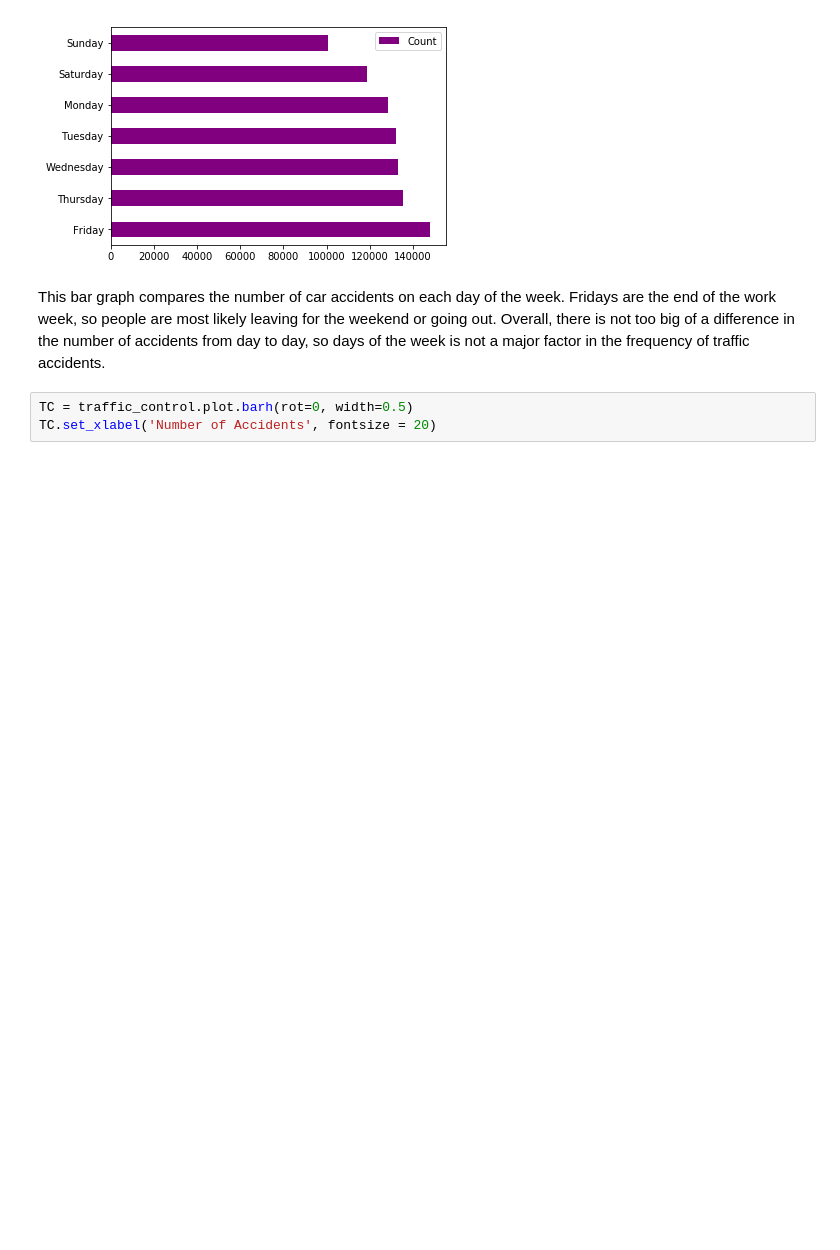
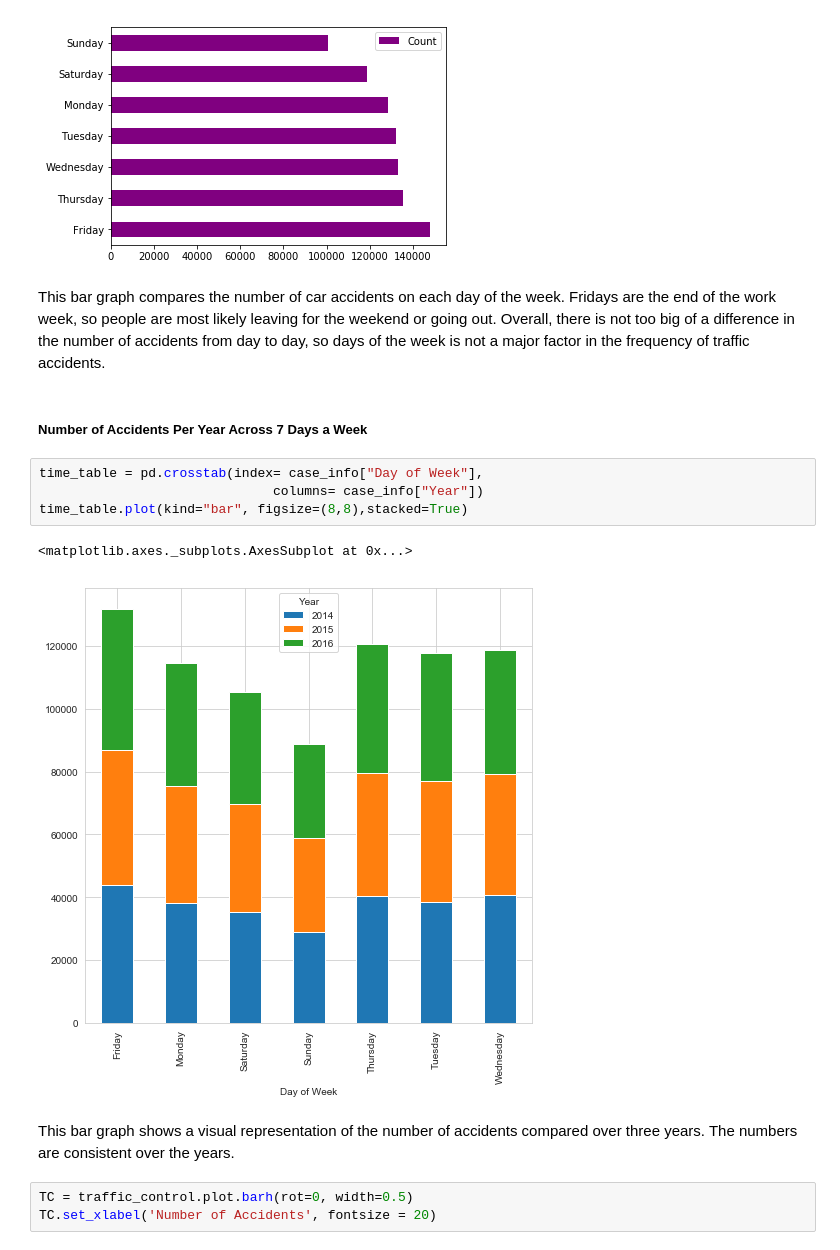
Before and after one commit to jac237/COGS108_Repo, a Jupyter notebook: Final Project/data_wrangling-2.ipynb, the cells around one changed output. Drawn from its saved outputs; the diff is of its cells as text; blank space fills up the shorter version.

```diff
--- a/Final Project/data_wrangling-2.ipynb
+++ b/Final Project/data_wrangling-2.ipynb
@@ -483,6 +485,17 @@ day_week.plot.barh(rot=0, width=0.5, color= "purple")
 [figure]
 # %% [markdown]
 This bar graph compares the number of car accidents on each day of the week. Fridays are the end of the work week, so people are most likely leaving for the weekend or going out. Overall, there is not too big of a difference in the number of accidents from day to day, so days of the week is not a major factor in the frequency of traffic accidents.
+# %% [markdown]
+##### Number of Accidents Per Year Across 7 Days a Week
+# %%
+time_table = pd.crosstab(index= case_info["Day of Week"],
+                              columns= case_info["Year"])
+time_table.plot(kind="bar", figsize=(8,8),stacked=True)
+# %% [output]
+<matplotlib.axes._subplots.AxesSubplot at 0x...>
+[figure, added]
+# %% [markdown]
+This bar graph shows a visual representation of the number of accidents compared over three years. The numbers are consistent over the years.
 # %%
 TC = traffic_control.plot.barh(rot=0, width=0.5)
 TC.set_xlabel('Number of Accidents', fontsize = 20)
```
Also changed, not shown: parts of 18 cells of this notebook.
